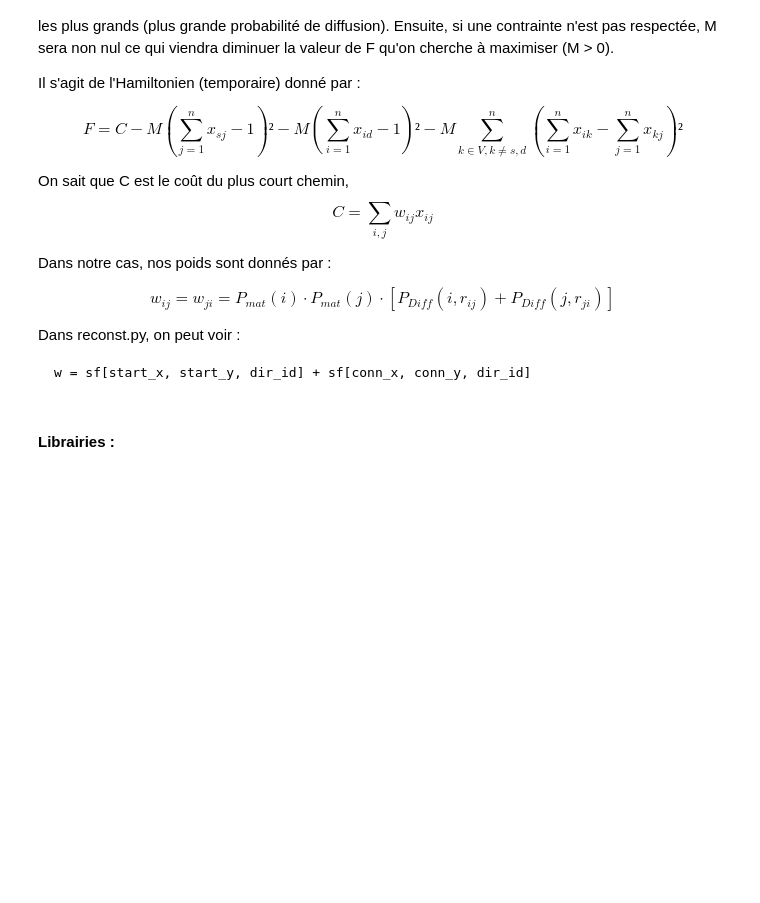
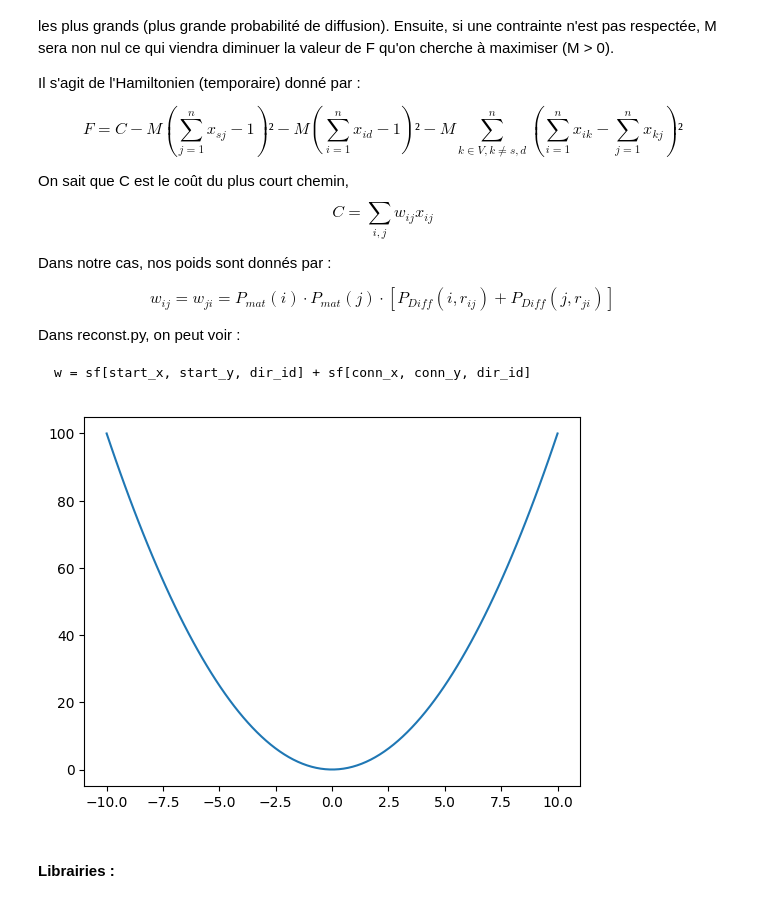
Before and after one commit to harshana20011/quactography, a Jupyter notebook: scripts/premier_test_H_article_qaoa.ipynb, the cells around one changed output. Cells and saved outputs as stored; diff of their text form; code cells hidden in the pictures; blank space fills up the shorter version.

````diff
--- a/scripts/premier_test_H_article_qaoa.ipynb
+++ b/scripts/premier_test_H_article_qaoa.ipynb
@@ -33,6 +33,16 @@ Dans reconst.py, on peut voir  :
 ```
 w = sf[start_x, start_y, dir_id] + sf[conn_x, conn_y, dir_id]
 ```
+# %%
+import numpy
+# Trace un graphique de la fonction f(x) = x^2
+import matplotlib.pyplot as plt
+x = numpy.linspace(-10, 10, 100)
+y = x**2
+plt.plot(x, y)
+plt.show()
+# %% [output]
+[figure, added]
 # %% [markdown]
 #### Librairies :
 # %%
````
Also changed, not shown: 4 other files.
